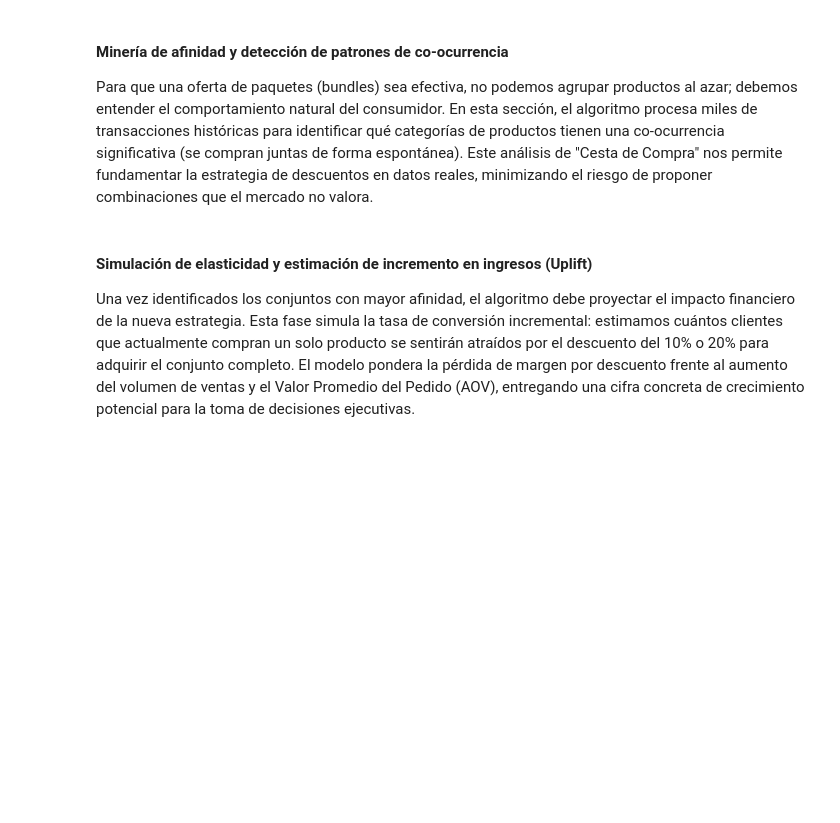
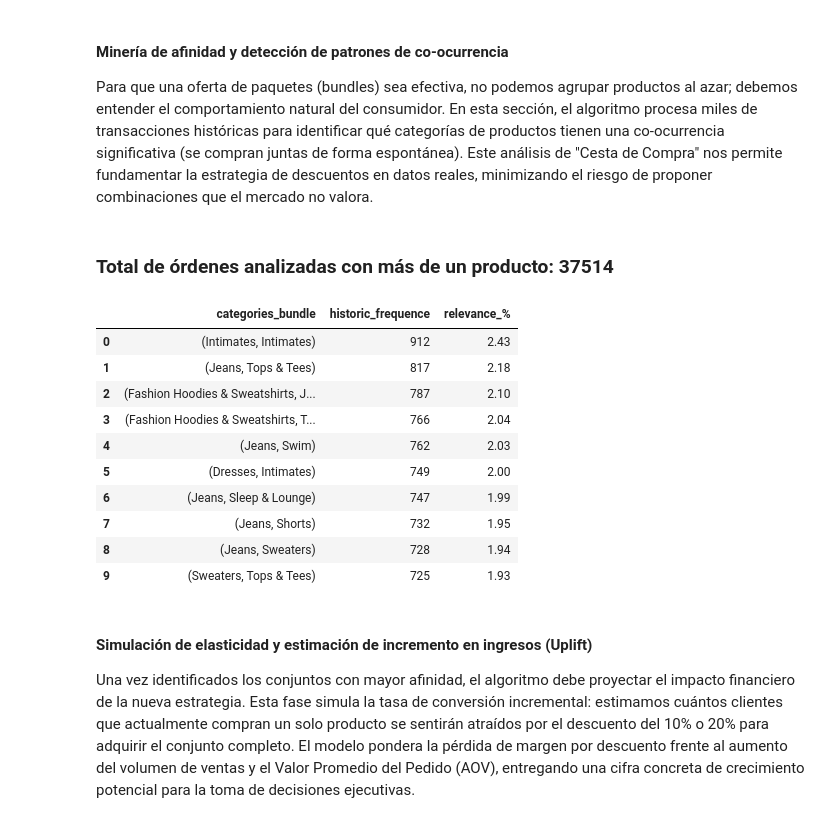
Before and after one commit to genagithub/proyecto-5, a Jupyter notebook: proyecto_5_uplift_modeling.ipynb, the cells around one changed output. Saved outputs shown, nothing was run; the diff lists cells and outputs as text; code cells hidden in the pictures; blank space fills up the shorter version.

```diff
--- a/proyecto_5_uplift_modeling.ipynb
+++ b/proyecto_5_uplift_modeling.ipynb
@@ -26,25 +35,38 @@ Para que una oferta de paquetes (bundles) sea efectiva, no podemos agrupar produ
 # %%
 categories_orders = df.groupby("order_id")["category"].apply(list)
 
 multiples_orders = categories_orders[categories_orders.apply(len) > 1]
 
 frequent_pairs = Counter()
 
 for categories in multiples_orders:
     comb = combinations(sorted(categories), 2)
     frequent_pairs.update(comb)
 
 df_bundles = pd.DataFrame(frequent_pairs.most_common(10), columns=["categories_bundle", "historic_frequence"])
 
 total_multiples_orders = len(multiples_orders)
 
 df_bundles["relevance_%"] = round((df_bundles["historic_frequence"] / total_multiples_orders) * 100, 2)
 
 pd.set_option("display.max_columns", None)
 pd.set_option("display.width", 1000)
 
-print(f"Total de órdenes analizadas con más de un producto: {total_multiples_orders} ")
-print(df_bundles)
+display(Markdown(f"### Total de órdenes analizadas con más de un producto: {total_multiples_orders}"))
+display(df_bundles)
+# %% [output]
+### Total de órdenes analizadas con más de un producto: 37514
+|  | categories_bundle | historic_frequence | relevance_% |
+| 0 | (Intimates, Intimates) | 912 | 2.43 |
+| 1 | (Jeans, Tops & Tees) | 817 | 2.18 |
+| 2 | (Fashion Hoodies & Sweatshirts, J... | 787 | 2.10 |
+| 3 | (Fashion Hoodies & Sweatshirts, T... | 766 | 2.04 |
+| 4 | (Jeans, Swim) | 762 | 2.03 |
+| 5 | (Dresses, Intimates) | 749 | 2.00 |
+| 6 | (Jeans, Sleep & Lounge) | 747 | 1.99 |
+| 7 | (Jeans, Shorts) | 732 | 1.95 |
+| 8 | (Jeans, Sweaters) | 728 | 1.94 |
+| 9 | (Sweaters, Tops & Tees) | 725 | 1.93 |
 # %% [markdown]
 #### Simulación de elasticidad y estimación de incremento en ingresos (Uplift)
 Una vez identificados los conjuntos con mayor afinidad, el algoritmo debe proyectar el impacto financiero de la nueva estrategia. Esta fase simula la tasa de conversión incremental: estimamos cuántos clientes que actualmente compran un solo producto se sentirán atraídos por el descuento del 10% o 20% para adquirir el conjunto completo. El modelo pondera la pérdida de margen por descuento frente al aumento del volumen de ventas y el Valor Promedio del Pedido (AOV), entregando una cifra concreta de crecimiento potencial para la toma de decisiones ejecutivas.
```
Also changed, not shown: parts of 2 cells of this notebook.
